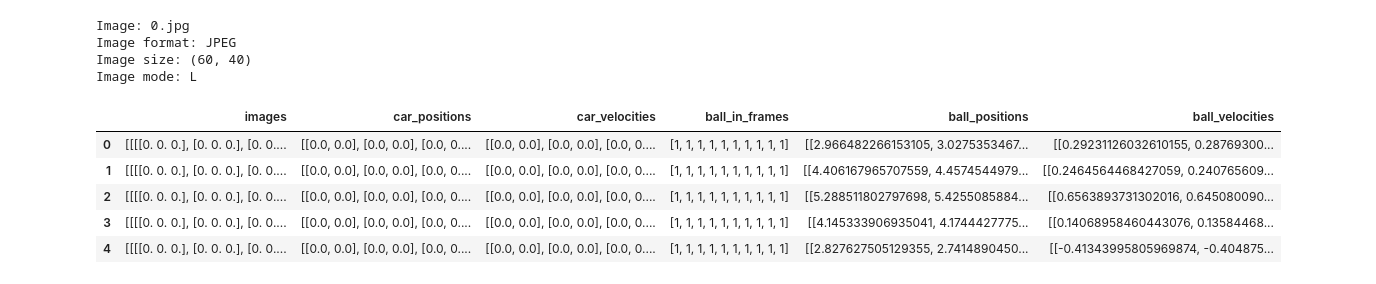
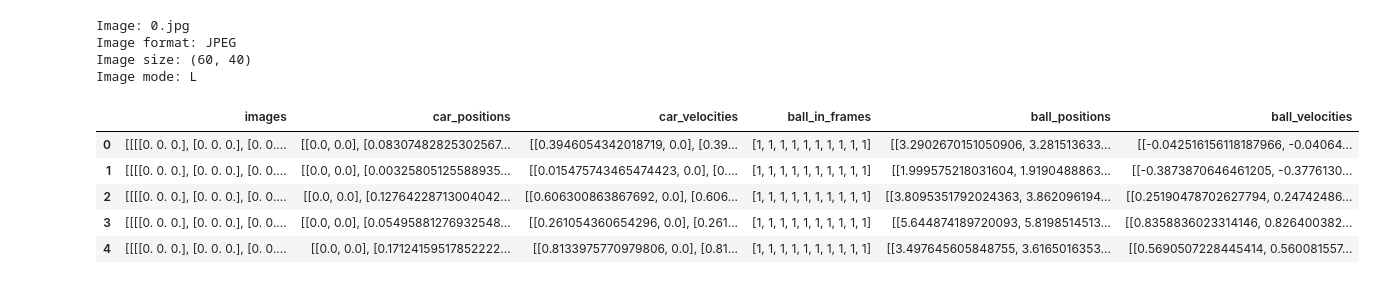
Before and after one commit to luke-ro/ball-prediction, a Jupyter notebook: Final_Model.ipynb, the cells around one changed output. Saved outputs shown, nothing was run; the diff lists cells and outputs as text; code cells hidden in the pictures.

```diff
--- a/Final_Model.ipynb
+++ b/Final_Model.ipynb
@@ -10,5 +18,5 @@ import torch
 # %%
-directory = "data/dataset_1/0"
+directory = "data/dataset_2/0"
 images = []
 
 def preprocess_image(image_path, target_size):
@@ -81,40 +89,40 @@ def process_json(json_file, img_folder):
         'ball_in_frames': ball_in_frames,
         'ball_positions': ball_positions,
         'ball_velocities': ball_velocities
     }
 
     return sample_data
 
 def create_dataframe_from_folders(json_root_folder, img_folder):
     all_samples_data = []
 
     # Iterate over subfolders in the root JSON folder
     for i, folder in enumerate(os.listdir(json_root_folder)):
         folder_path = os.path.join(json_root_folder, folder)
         # print(folder_path)
         if os.path.isdir(folder_path):
             # Initialize an empty list to hold data for the current sample
             sample_data = process_json(os.path.join(folder_path, 'data.json'), img_folder+str(i))
 
             # Append the data for the current sample to the list of all samples
             all_samples_data.append(sample_data)
 
     # Create DataFrame from the list of dictionaries
     df = pd.DataFrame(all_samples_data)
     return df
 
 # Example usage:
-json_root_folder = 'data/dataset_1'
-img_folder = 'data/dataset_1/'
+json_root_folder = 'data/dataset_2'
+img_folder = 'data/dataset_2/'
 df = create_dataframe_from_folders(json_root_folder, img_folder)
 df.head()
 # %% [output]
 |  | images | car_positions | car_velocities | ball_in_frames | ball_positions | ball_velocities |
-| 0 | [[[[0. 0. 0.], [0. 0. 0.], [0. 0.... | [[0.0, 0.0], [0.0, 0.0], [0.0, 0.... | [[0.0, 0.0], [0.0, 0.0], [0.0, 0.... | [1, 1, 1, 1, 1, 1, 1, 1, 1, 1] | [[2.966482266153105, 3.0275353467... | [[0.29231126032610155, 0.28769300... |
-| 1 | [[[[0. 0. 0.], [0. 0. 0.], [0. 0.... | [[0.0, 0.0], [0.0, 0.0], [0.0, 0.... | [[0.0, 0.0], [0.0, 0.0], [0.0, 0.... | [1, 1, 1, 1, 1, 1, 1, 1, 1, 1] | [[4.406167965707559, 4.4574544979... | [[0.2464564468427059, 0.240765609... |
-| 2 | [[[[0. 0. 0.], [0. 0. 0.], [0. 0.... | [[0.0, 0.0], [0.0, 0.0], [0.0, 0.... | [[0.0, 0.0], [0.0, 0.0], [0.0, 0.... | [1, 1, 1, 1, 1, 1, 1, 1, 1, 1] | [[5.288511802797698, 5.4255085884... | [[0.6563893731302016, 0.645080090... |
-| 3 | [[[[0. 0. 0.], [0. 0. 0.], [0. 0.... | [[0.0, 0.0], [0.0, 0.0], [0.0, 0.... | [[0.0, 0.0], [0.0, 0.0], [0.0, 0.... | [1, 1, 1, 1, 1, 1, 1, 1, 1, 1] | [[4.145333906935041, 4.1744427775... | [[0.14068958460443076, 0.13584468... |
-| 4 | [[[[0. 0. 0.], [0. 0. 0.], [0. 0.... | [[0.0, 0.0], [0.0, 0.0], [0.0, 0.... | [[0.0, 0.0], [0.0, 0.0], [0.0, 0.... | [1, 1, 1, 1, 1, 1, 1, 1, 1, 1] | [[2.827627505129355, 2.7414890450... | [[-0.41343995805969874, -0.404875... |
+| 0 | [[[[0. 0. 0.], [0. 0. 0.], [0. 0.... | [[0.0, 0.0], [0.08307482825302567... | [[0.3946054342018719, 0.0], [0.39... | [1, 1, 1, 1, 1, 1, 1, 1, 1, 1] | [[3.2902670151050906, 3.281513633... | [[-0.042516156118187966, -0.04064... |
+| 1 | [[[[0. 0. 0.], [0. 0. 0.], [0. 0.... | [[0.0, 0.0], [0.00325805125588935... | [[0.015475743465474423, 0.0], [0.... | [1, 1, 1, 1, 1, 1, 1, 1, 1, 1] | [[1.999575218031604, 1.9190488863... | [[-0.3873870646461205, -0.3776130... |
+| 2 | [[[[0. 0. 0.], [0. 0. 0.], [0. 0.... | [[0.0, 0.0], [0.12764228713004042... | [[0.606300863867692, 0.0], [0.606... | [1, 1, 1, 1, 1, 1, 1, 1, 1, 1] | [[3.8095351792024363, 3.862096194... | [[0.25190478702627794, 0.24742486... |
+| 3 | [[[[0. 0. 0.], [0. 0. 0.], [0. 0.... | [[0.0, 0.0], [0.05495881276932548... | [[0.261054360654296, 0.0], [0.261... | [1, 1, 1, 1, 1, 1, 1, 1, 1, 1] | [[5.644874189720093, 5.8198514513... | [[0.8358836023314146, 0.826400382... |
+| 4 | [[[[0. 0. 0.], [0. 0. 0.], [0. 0.... | [[0.0, 0.0], [0.17124159517852222... | [[0.8133975770979806, 0.0], [0.81... | [1, 1, 1, 1, 1, 1, 1, 1, 1, 1] | [[3.497645605848755, 3.6165016353... | [[0.5690507228445414, 0.560081557... |
 # %%
 
 # first_image = df['images'][89]
```
Also changed, not shown: parts of 5 cells of this notebook.
